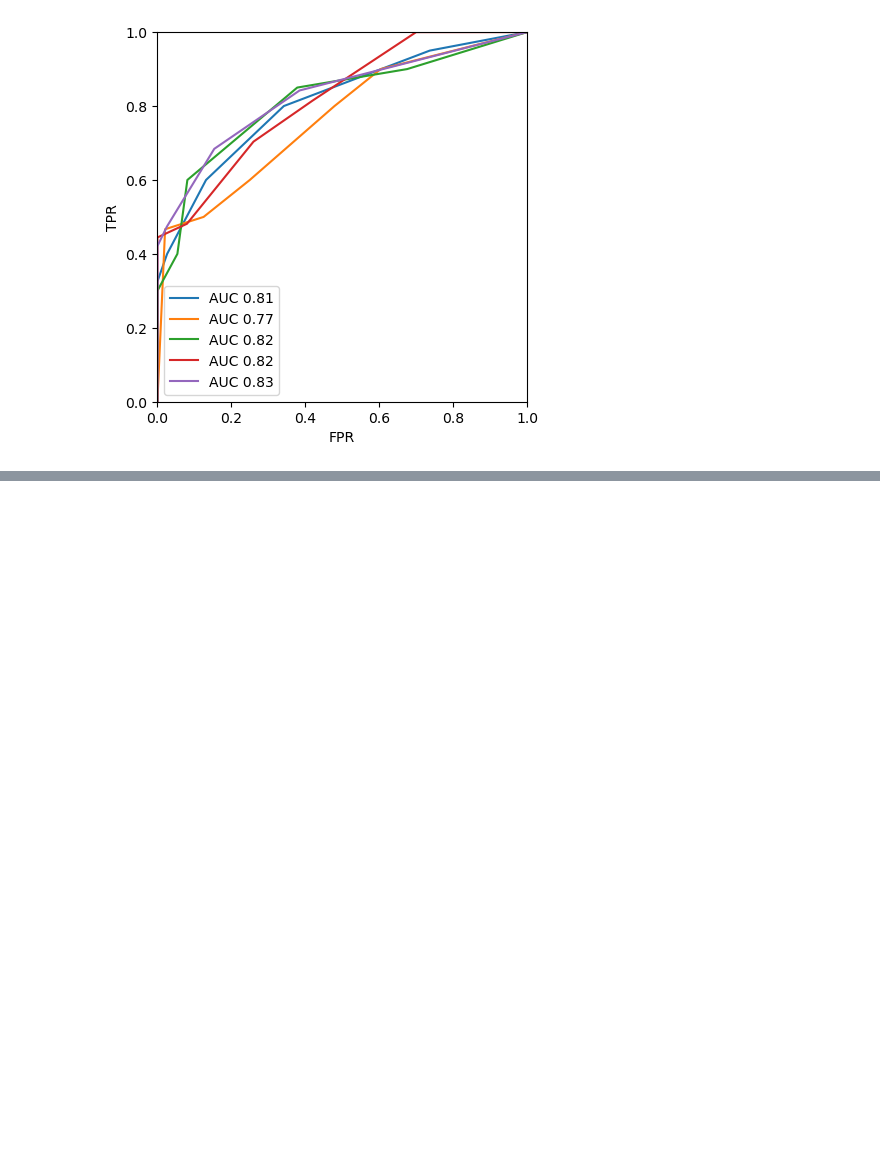
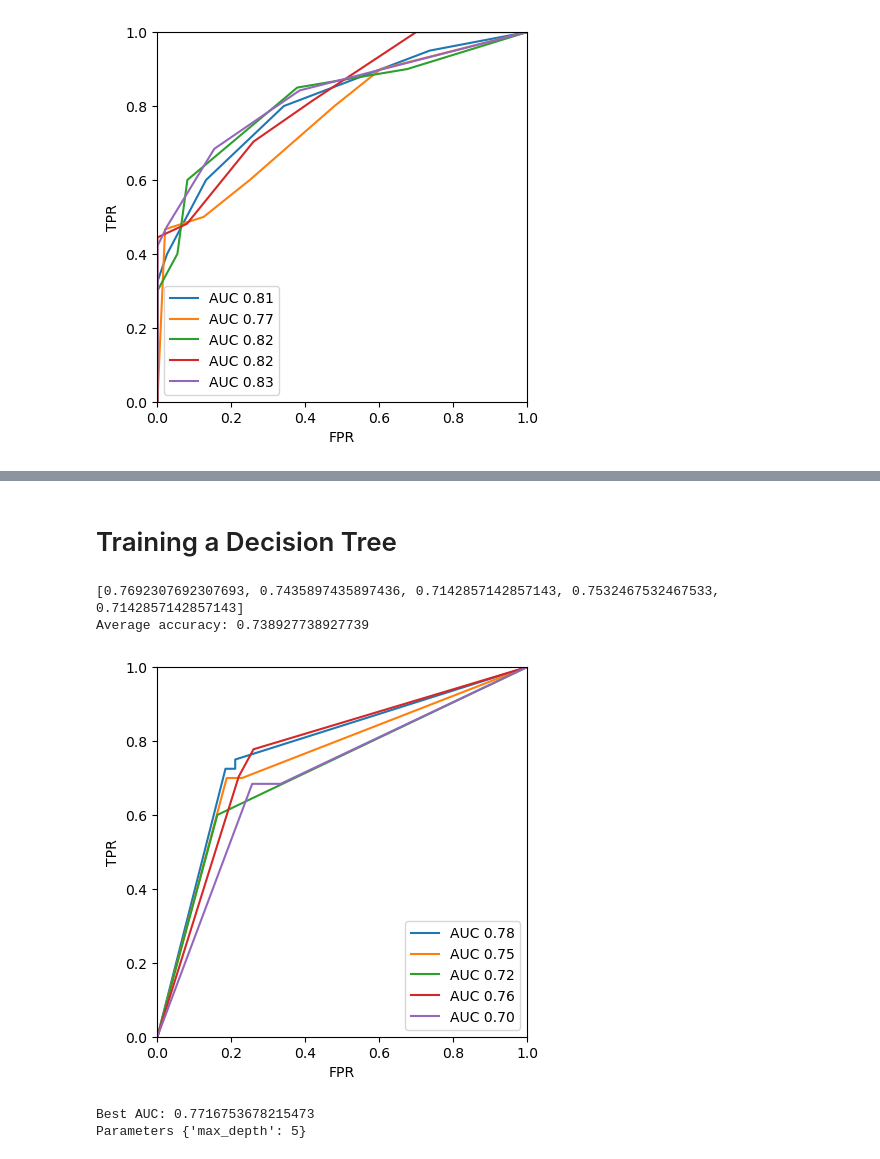
Before and after one commit to MSCBIO2025-2024/MSCBIO2025-2024.github.io, a Jupyter notebook: lectures/Lecture-20-MachineLearning-II.ipynb, the cells around one changed output, grey strips where cells are left out. Cells and saved outputs as stored; diff of their text form; code cells hidden in the pictures; blank space fills up the shorter version.

```diff
--- a/lectures/Lecture-20-MachineLearning-II.ipynb
+++ b/lectures/Lecture-20-MachineLearning-II.ipynb
@@ -606,3 +606,7 @@ plt.gca().set_aspect('equal')
 plt.xlabel("FPR"); plt.ylabel("TPR"); plt.ylim(0,1); plt.xlim(0,1); plt.legend(loc='best'); plt.show()
 # %% [output]
 [figure]
+# %%
+searcher = model_selection.GridSearchCV(neighbors.KNeighborsClassifier(), \
+                {'n_neighbors': [1,2,3,4,5,10]},scoring='roc_auc',n_jobs=-1)
+searcher.fit(X,ylabel);
@@ -608,0 +633,27 @@ plt.xlabel("FPR"); plt.ylabel("TPR"); plt.ylim(0,1); plt.xlim(0,1); plt.legend(l
+# %% [markdown]
+# Training a Decision Tree
+# %%
+from sklearn import tree
+kf = KFold(n_splits=5)
+accuracies = []; rocs = []
+for train,test in kf.split(X): # these are arrays of indices
+    model = tree.DecisionTreeClassifier()
+    model.fit(X[train],ylabel[train]) #slice out the training folds
+    p = model.predict(X[test]) # prediction (0 or 1)
+    probs = model.predict_proba(X[test])[:,1] #probability of being 1
+    accuracies.append(accuracy_score(ylabel[test],p))
+    fpr, tpr, thresholds = roc_curve(ylabel[test], probs)
+    rocs.append( (fpr,tpr, roc_auc_score(ylabel[test],probs)))
+# %%
+print(accuracies)
+print("Average accuracy:",np.mean(accuracies))
+# %% [output]
+[0.7692307692307693, 0.7435897435897436, 0.7142857142857143, 0.7532467532467533, 0.7142857142857143]
+Average accuracy: 0.738927738927739
+# %%
+for roc in rocs:
+    plt.plot(roc[0],roc[1],label="AUC %.2f" %roc[2]);
+plt.gca().set_aspect('equal')
+plt.xlabel("FPR"); plt.ylabel("TPR"); plt.ylim(0,1); plt.xlim(0,1); plt.legend(loc='best'); plt.show()
+# %% [output]
+[figure, added]
@@ -608,0 +664,6 @@ plt.xlabel("FPR"); plt.ylabel("TPR"); plt.ylim(0,1); plt.xlim(0,1); plt.legend(l
+# %%
+print("Best AUC:",searcher.best_score_)
+print("Parameters",searcher.best_params_)
+# %% [output]
+Best AUC: 0.7716753678215473
+Parameters {'max_depth': 5}
```
Also changed, not shown: parts of 9 cells of this notebook, 1 other file.
